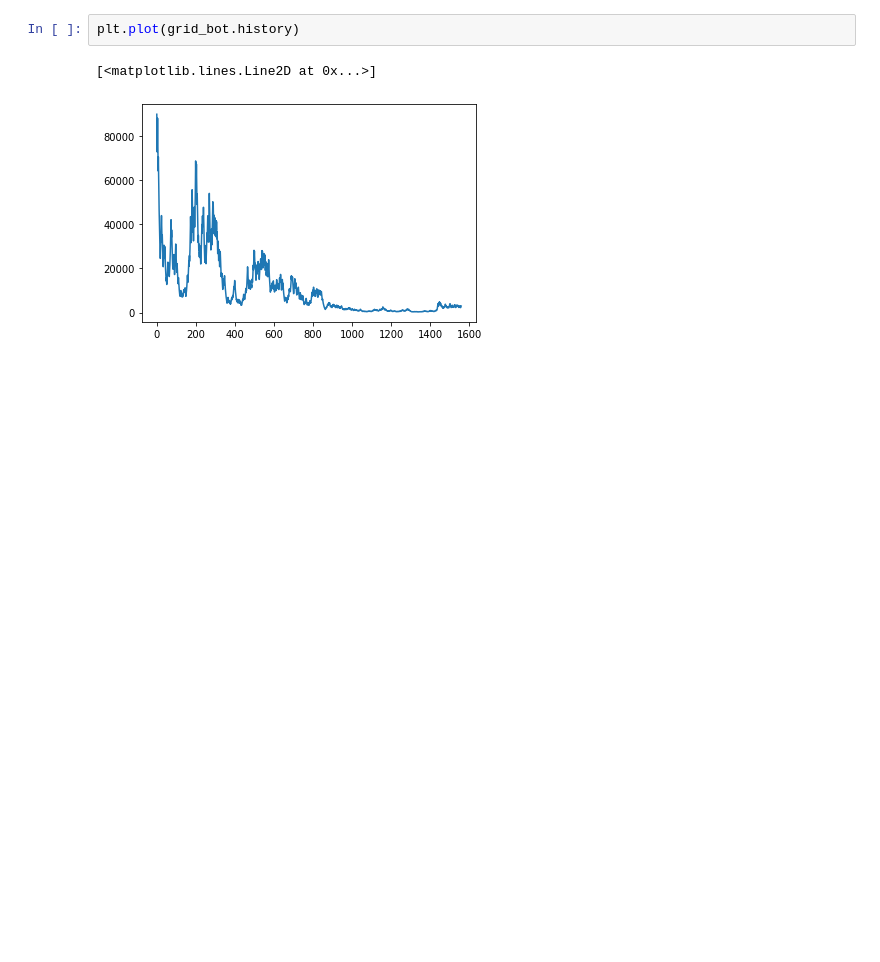
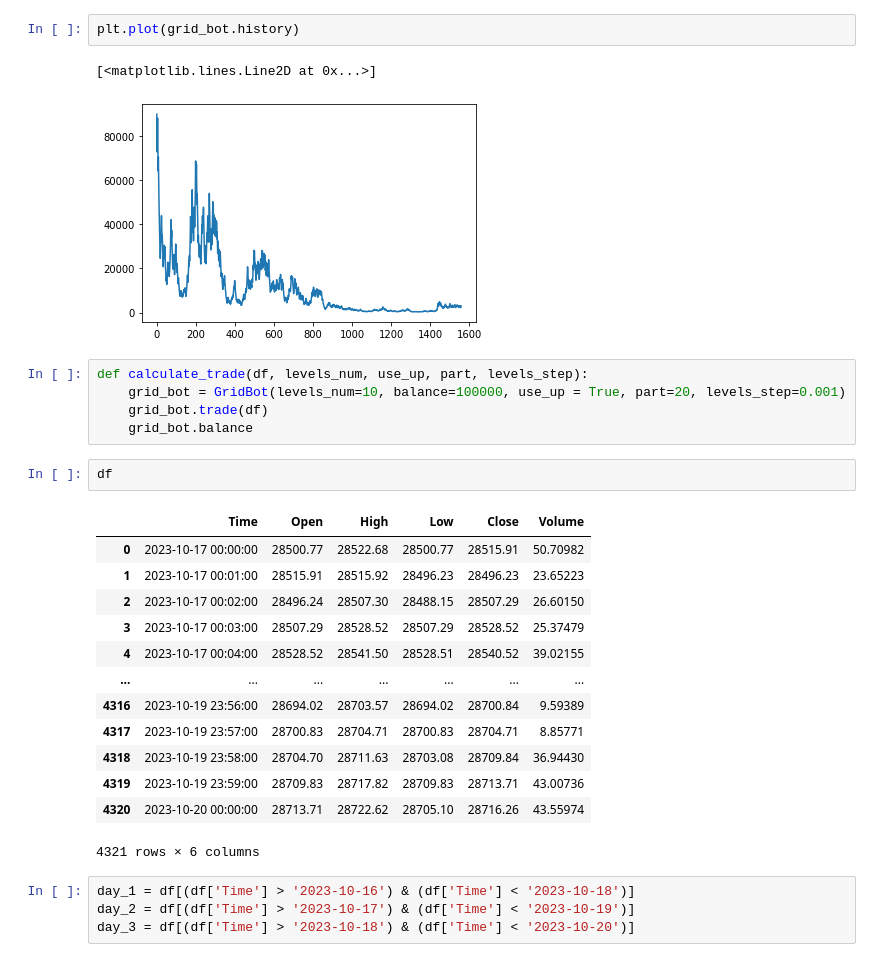
Before and after one commit to sacr1f1ce/RL-FinalProject, a Jupyter notebook: notebooks/Sharp.ipynb, the cells around one changed output. Drawn from its saved outputs; the diff is of its cells as text; blank space fills up the shorter version.

Commit message:
calculated Sharp

```diff
--- a/notebooks/Sharp.ipynb
+++ b/notebooks/Sharp.ipynb
@@ -119,3 +120,28 @@ plt.plot(grid_bot.history)
 # %% [output]
 [<matplotlib.lines.Line2D at 0x...>]
 [figure]
+# %%
+def calculate_trade(df, levels_num, use_up, part, levels_step):
+    grid_bot = GridBot(levels_num=10, balance=100000, use_up = True, part=20, levels_step=0.001)
+    grid_bot.trade(df)
+    grid_bot.balance
+# %%
+df
+# %% [output]
+|  | Time | Open | High | Low | Close | Volume |
+| 0 | 2023-10-17 00:00:00 | 28500.77 | 28522.68 | 28500.77 | 28515.91 | 50.70982 |
+| 1 | 2023-10-17 00:01:00 | 28515.91 | 28515.92 | 28496.23 | 28496.23 | 23.65223 |
+| 2 | 2023-10-17 00:02:00 | 28496.24 | 28507.30 | 28488.15 | 28507.29 | 26.60150 |
+| 3 | 2023-10-17 00:03:00 | 28507.29 | 28528.52 | 28507.29 | 28528.52 | 25.37479 |
+| 4 | 2023-10-17 00:04:00 | 28528.52 | 28541.50 | 28528.51 | 28540.52 | 39.02155 |
+| ... | ... | ... | ... | ... | ... | ... |
+| 4316 | 2023-10-19 23:56:00 | 28694.02 | 28703.57 | 28694.02 | 28700.84 | 9.59389 |
+| 4317 | 2023-10-19 23:57:00 | 28700.83 | 28704.71 | 28700.83 | 28704.71 | 8.85771 |
+| 4318 | 2023-10-19 23:58:00 | 28704.70 | 28711.63 | 28703.08 | 28709.84 | 36.94430 |
+| 4319 | 2023-10-19 23:59:00 | 28709.83 | 28717.82 | 28709.83 | 28713.71 | 43.00736 |
+| 4320 | 2023-10-20 00:00:00 | 28713.71 | 28722.62 | 28705.10 | 28716.26 | 43.55974 |
+4321 rows × 6 columns
+# %%
+day_1 = df[(df['Time'] > '2023-10-16') & (df['Time'] < '2023-10-18')]
+day_2 = df[(df['Time'] > '2023-10-17') & (df['Time'] < '2023-10-19')]
+day_3 = df[(df['Time'] > '2023-10-18') & (df['Time'] < '2023-10-20')]
```
Also changed, not shown: parts of 5 cells of this notebook.
